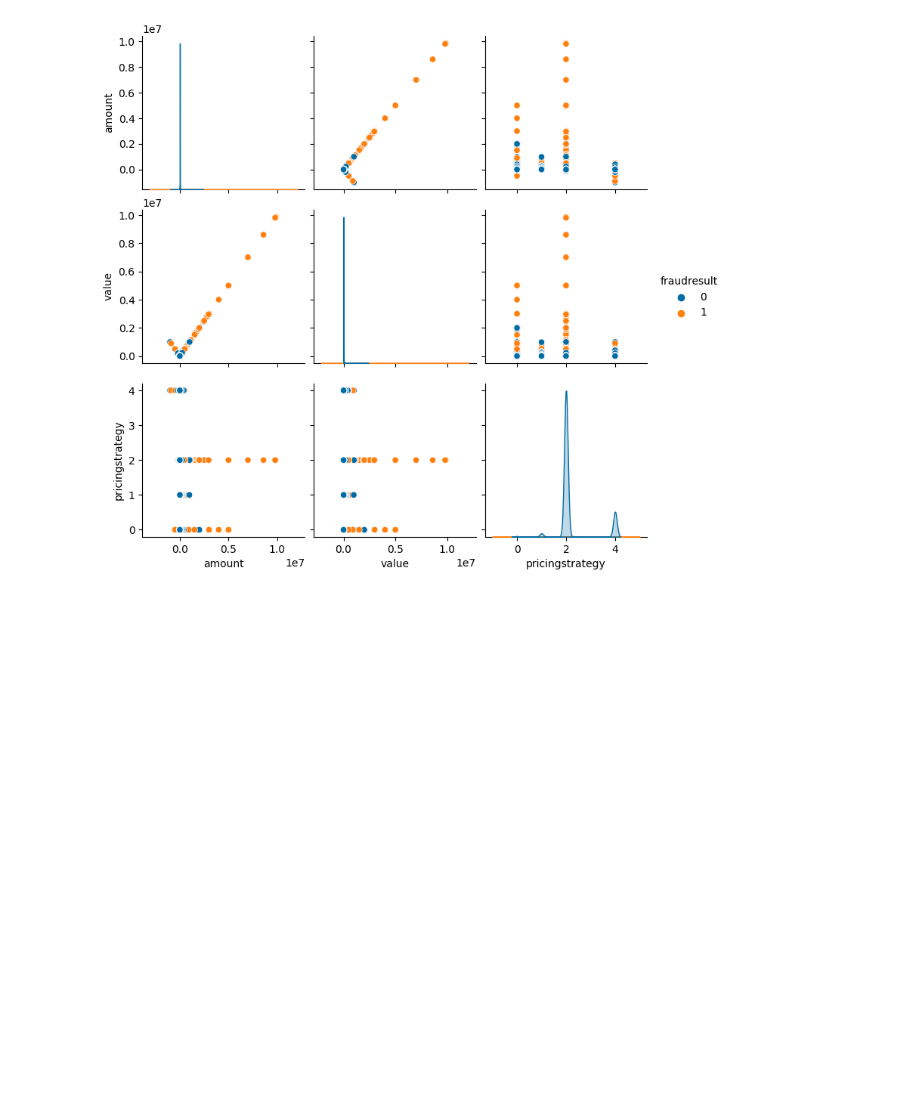
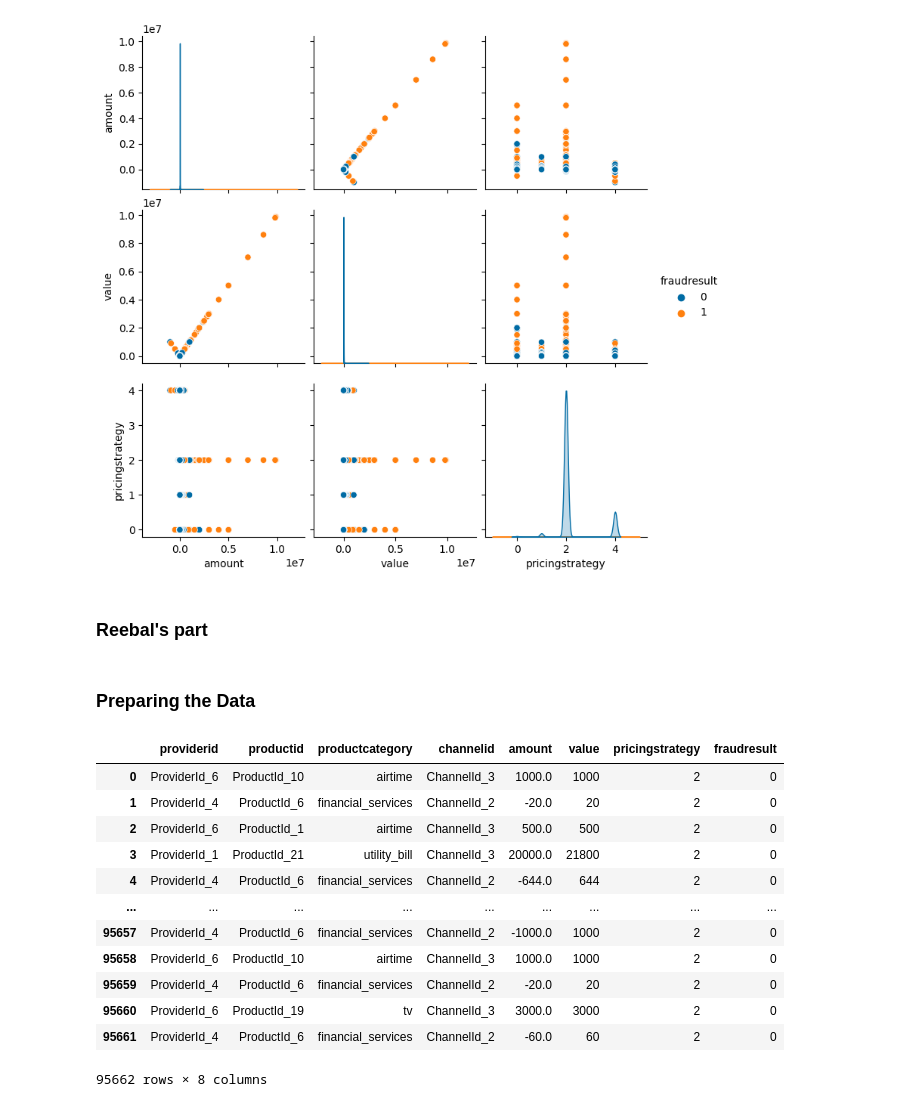
Before and after one commit to ReebalSami/Project-2---Machine-learning---Fraud-detection, a Jupyter notebook: xente_fraud_detection.ipynb, the cells around one changed output. Saved outputs shown, nothing was run; the diff lists cells and outputs as text; code cells hidden in the pictures; blank space fills up the shorter version.

```diff
--- a/xente_fraud_detection.ipynb
+++ b/xente_fraud_detection.ipynb
@@ -317,3 +331,24 @@ corrM
 sns.pairplot(df, hue="fraudresult");
 # %% [output]
 [figure]
+# %% [markdown]
+### Reebal's part
+# %% [markdown]
+### Preparing the Data
+# %%
+df = df.drop(['transactionid', 'batchid', 'accountid', 'subscriptionid', 'customerid', 'transactionstarttime'], axis=1)
+df
+# %% [output]
+|  | providerid | productid | productcategory | channelid | amount | value | pricingstrategy | fraudresult |
+| 0 | ProviderId_6 | ProductId_10 | airtime | ChannelId_3 | 1000.0 | 1000 | 2 | 0 |
+| 1 | ProviderId_4 | ProductId_6 | financial_services | ChannelId_2 | -20.0 | 20 | 2 | 0 |
+| 2 | ProviderId_6 | ProductId_1 | airtime | ChannelId_3 | 500.0 | 500 | 2 | 0 |
+| 3 | ProviderId_1 | ProductId_21 | utility_bill | ChannelId_3 | 20000.0 | 21800 | 2 | 0 |
+| 4 | ProviderId_4 | ProductId_6 | financial_services | ChannelId_2 | -644.0 | 644 | 2 | 0 |
+| ... | ... | ... | ... | ... | ... | ... | ... | ... |
+| 95657 | ProviderId_4 | ProductId_6 | financial_services | ChannelId_2 | -1000.0 | 1000 | 2 | 0 |
+| 95658 | ProviderId_6 | ProductId_10 | airtime | ChannelId_3 | 1000.0 | 1000 | 2 | 0 |
+| 95659 | ProviderId_4 | ProductId_6 | financial_services | ChannelId_2 | -20.0 | 20 | 2 | 0 |
+| 95660 | ProviderId_6 | ProductId_19 | tv | ChannelId_3 | 3000.0 | 3000 | 2 | 0 |
+| 95661 | ProviderId_4 | ProductId_6 | financial_services | ChannelId_2 | -60.0 | 60 | 2 | 0 |
+95662 rows × 8 columns
```
Also changed, not shown: parts of 32 cells of this notebook.
